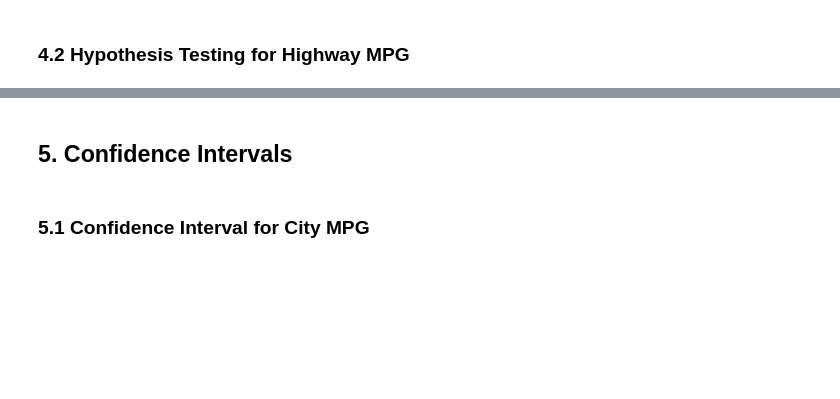
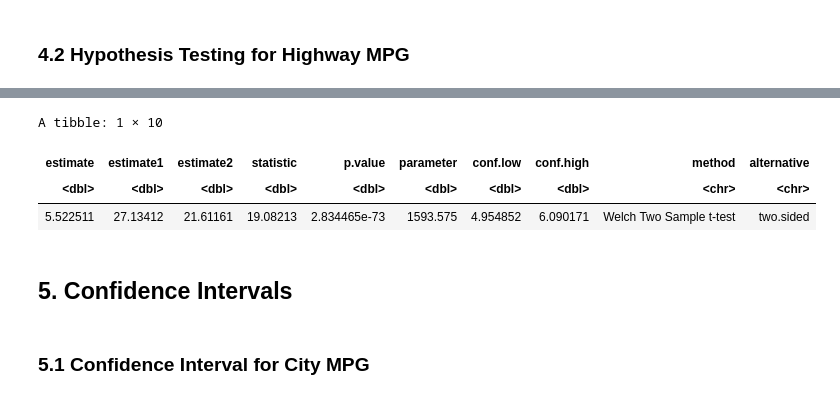
Before and after one commit to Zibo-S/STAT201_GP_7, a Jupyter notebook: fuel_project_final_report_draft1.ipynb, the cells around one changed output, grey strips where cells are left out. Cells and saved outputs as stored; diff of their text form; code cells hidden in the pictures; blank space fills up the shorter version.

```diff
--- a/fuel_project_final_report_draft1.ipynb
+++ b/fuel_project_final_report_draft1.ipynb
@@ -243,3 +369,18 @@ p_value <- visualize(null_distribution_highway, bins = 10) + get_p_value(obs_sta
+# %%
+#using t.test to test highway
+library(broom)
+x_data2 <- tidy_data %>% filter(Fuel_Type == "Diesel") %>% pull(as.numeric(Highway_MPG))
+y_data2 <- tidy_data %>% filter(Fuel_Type == "Gasoline or E85") %>% pull(as.numeric(Highway_MPG))
+highway_test <- tidy(
+            t.test(x = x_data2,
+                   y = y_data2,
+                   alternative = "two.sided"))
+highway_test
+# %% [output]
+A tibble: 1 × 10
+| estimate | estimate1 | estimate2 | statistic | p.value | parameter | conf.low | conf.high | method | alternative |
+| <dbl> | <dbl> | <dbl> | <dbl> | <dbl> | <dbl> | <dbl> | <dbl> | <chr> | <chr> |
+| 5.522511 | 27.13412 | 21.61161 | 19.08213 | 2.834465e-73 | 1593.575 | 4.954852 | 6.090171 | Welch Two Sample t-test | two.sided |
 # %% [markdown]
 ## 5. Confidence Intervals
 # %% [markdown]
```
Also changed, not shown: parts of 17 cells of this notebook.
